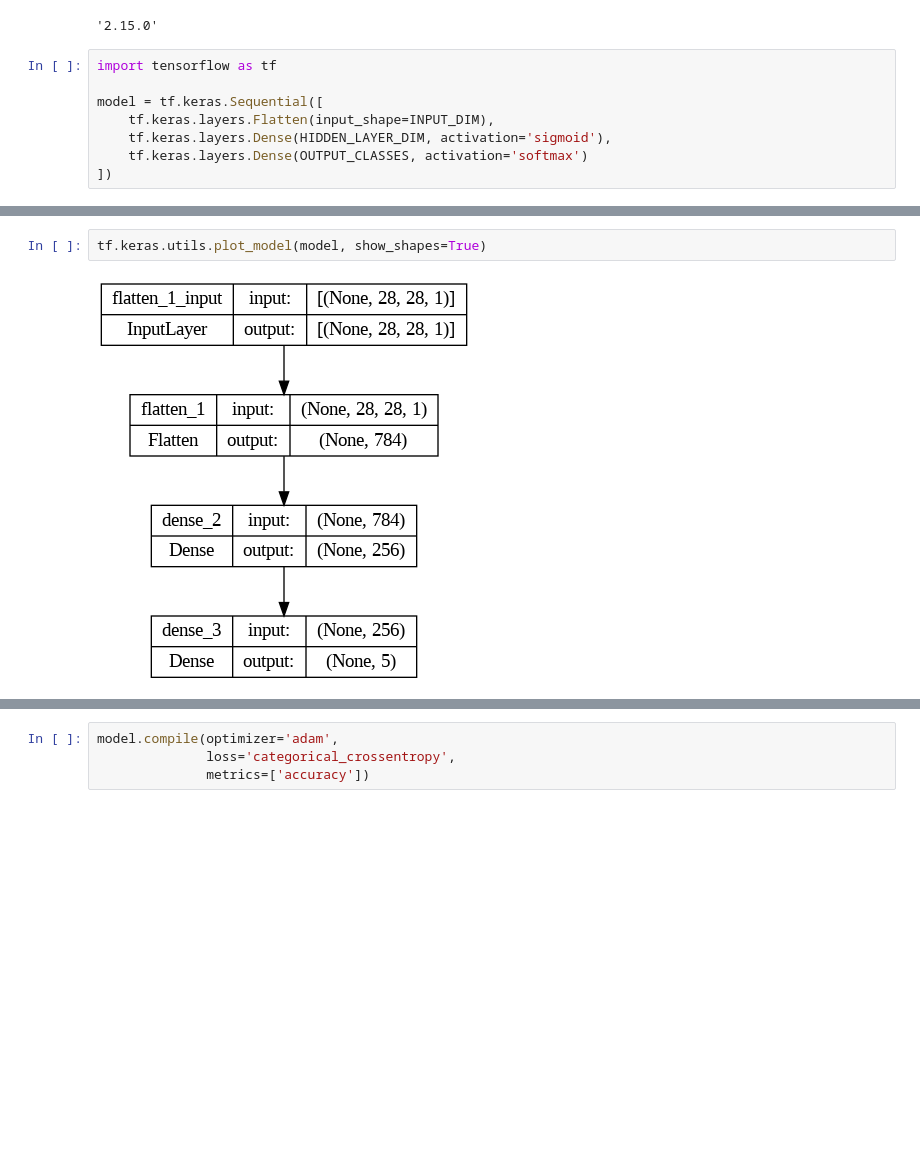
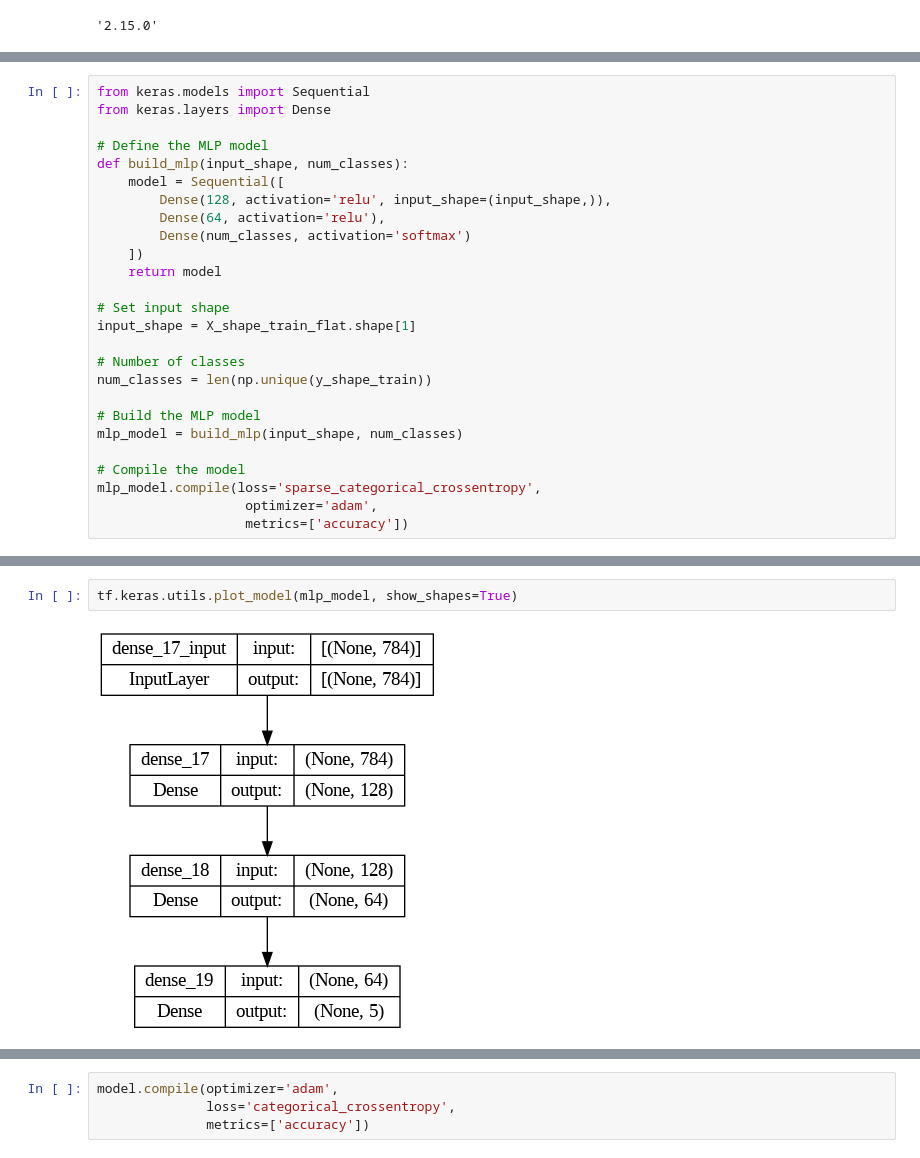
Before and after one commit to afrahhassan/afrahhassan, a Jupyter notebook: assignment2.ipynb, the cells around one changed output, grey strips where cells are left out. Drawn from its saved outputs; the diff is of its cells as text; blank space fills up the shorter version.

```diff
--- a/assignment2.ipynb
+++ b/assignment2.ipynb
@@ -715,11 +630,3 @@ AUTOTUNE = tf.data.experimental.AUTOTUNE
 tf.__version__
 # %% [output]
 '2.15.0'
-# %%
-import tensorflow as tf
-
-model = tf.keras.Sequential([
-    tf.keras.layers.Flatten(input_shape=INPUT_DIM),
-    tf.keras.layers.Dense(HIDDEN_LAYER_DIM, activation='sigmoid'),
-    tf.keras.layers.Dense(OUTPUT_CLASSES, activation='softmax')
-])
@@ -743,0 +633,26 @@ _________________________________________________________________
+# %%
+from keras.models import Sequential
+from keras.layers import Dense
+
+# Define the MLP model
+def build_mlp(input_shape, num_classes):
+    model = Sequential([
+        Dense(128, activation='relu', input_shape=(input_shape,)),
+        Dense(64, activation='relu'),
+        Dense(num_classes, activation='softmax')
+    ])
+    return model
+
+# Set input shape
+input_shape = X_shape_train_flat.shape[1]
+
+# Number of classes
+num_classes = len(np.unique(y_shape_train))
+
+# Build the MLP model
+mlp_model = build_mlp(input_shape, num_classes)
+
+# Compile the model
+mlp_model.compile(loss='sparse_categorical_crossentropy',
+                   optimizer='adam',
+                   metrics=['accuracy'])
@@ -744,4 +678,4 @@ _________________________________________________________________
 # %%
-tf.keras.utils.plot_model(model, show_shapes=True)
+tf.keras.utils.plot_model(mlp_model, show_shapes=True)
 # %% [output]
-[figure, old version]
+[figure, new version]
```
Also changed, not shown: parts of 23 cells of this notebook.
